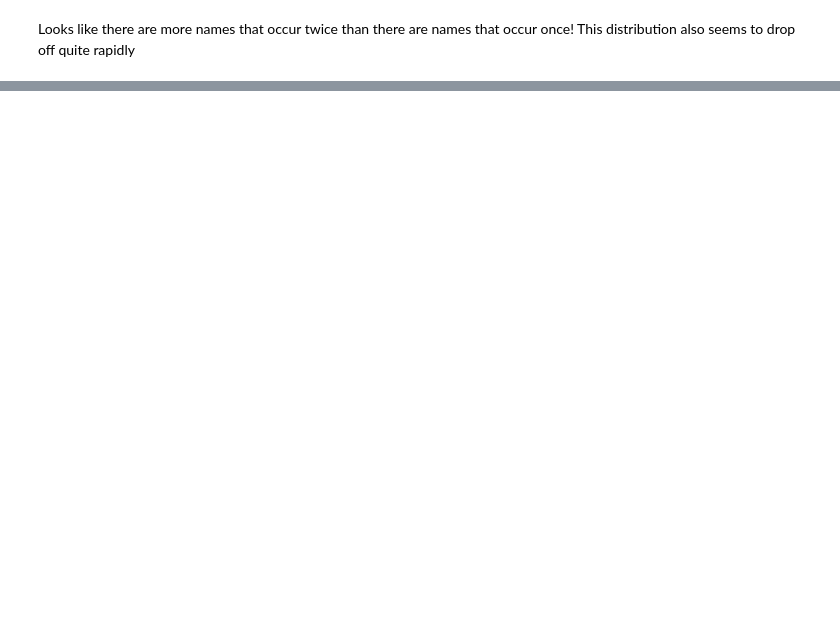
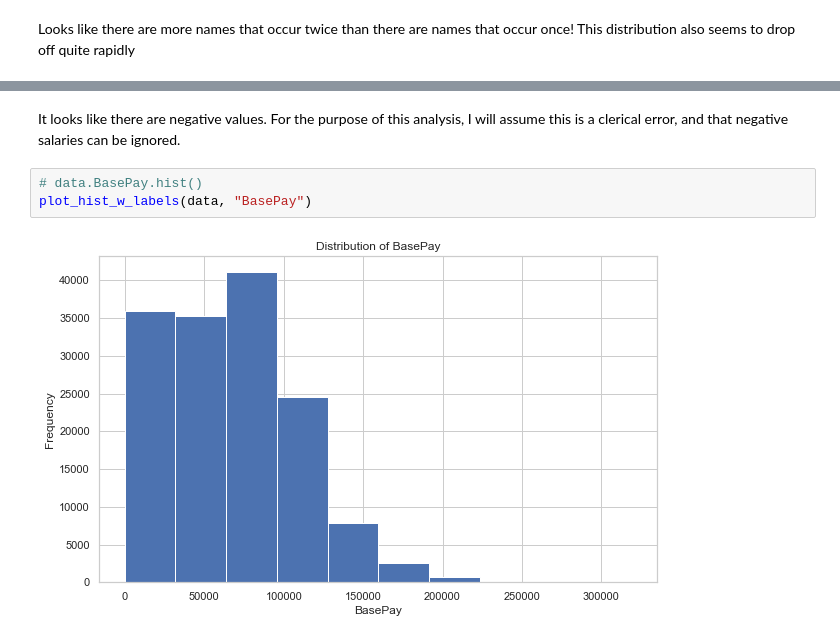
Before and after one commit to natemcintosh/visualization_en605662, a Jupyter notebook: 2_project/data_processing.ipynb, the cells around one changed output, grey strips where cells are left out. Drawn from its saved outputs; the diff is of its cells as text; blank space fills up the shorter version.

```diff
--- a/2_project/data_processing.ipynb
+++ b/2_project/data_processing.ipynb
@@ -165,0 +177,7 @@ Looks like there are more names that occur twice than there are names that occur
+# %% [markdown]
+It looks like there are negative values. For the purpose of this analysis, I will assume this is a clerical error, and that negative salaries can be ignored.
+# %%
+# data.BasePay.hist()
+plot_hist_w_labels(data, "BasePay")
+# %% [output]
+[figure, added]
```
Also changed, not shown: parts of 60 cells of this notebook, 3 other files.
